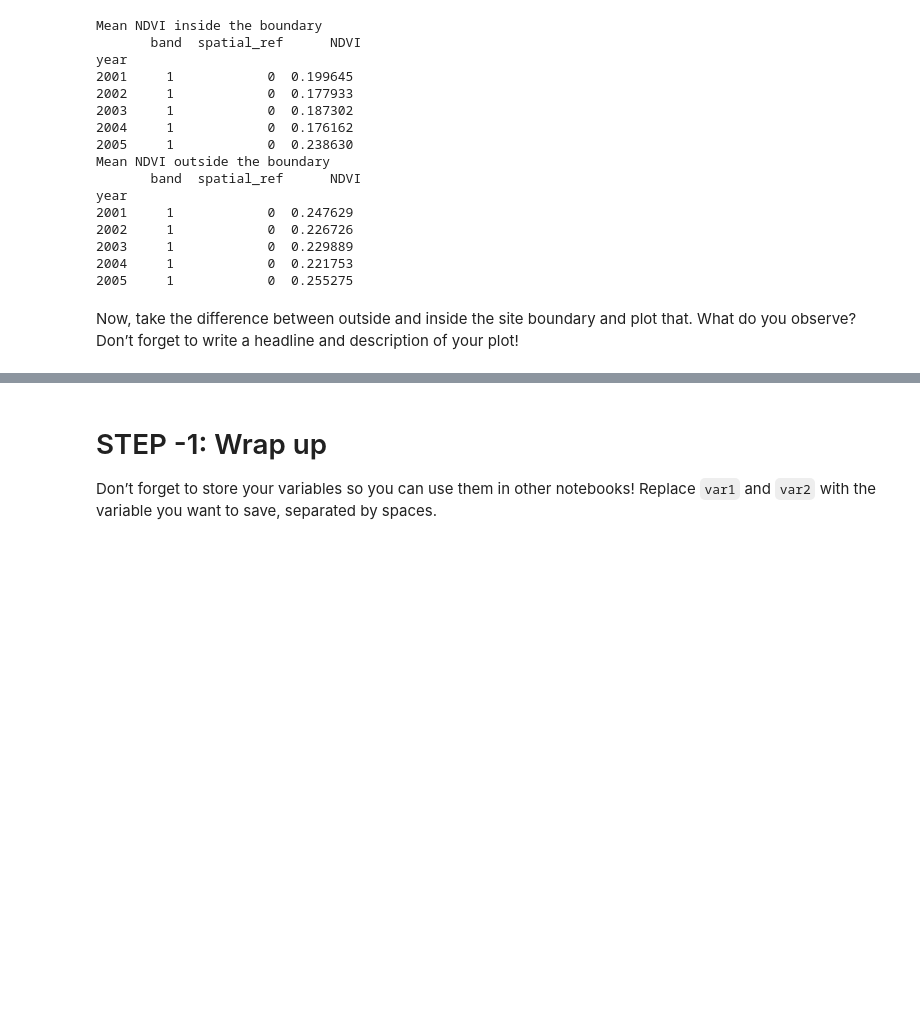
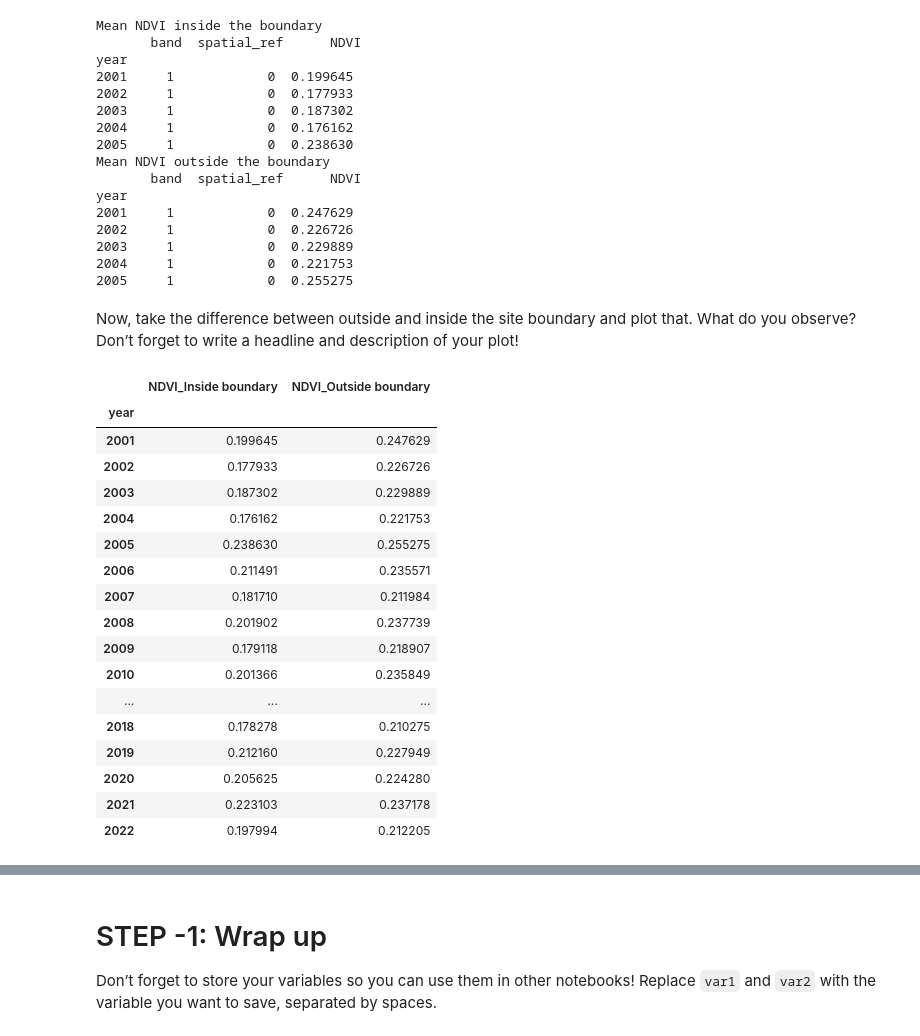
Before and after one commit to earthlab-education/04-vegetation-nkoppa, a Jupyter notebook: notebooks/vegetation-04-summarize.ipynb, the cells around one changed output, grey strips where cells are left out. Drawn from its saved outputs; the diff is of its cells as text; code cells hidden in the pictures; blank space fills up the shorter version.

Commit message:
completed the notebook, made the NDVI difference plot in july

```diff
--- a/notebooks/vegetation-04-summarize.ipynb
+++ b/notebooks/vegetation-04-summarize.ipynb
@@ -140,3 +140,29 @@ and plot that. What do you observe? Don’t forget to write a headline and
 description of your plot!
 # %%
 # Plot difference inside and outside the boundary
+
+july_ndvi_df = (july_ndvi_inside_df[['NDVI']]
+                      .join(july_ndvi_outside_df[['NDVI']],
+                      lsuffix='_Inside boundary',
+                      rsuffix='_Outside boundary'))
+
+july_ndvi_df
+# %% [output]
+|  | NDVI_Inside boundary | NDVI_Outside boundary |
+| year |  |  |
+| 2001 | 0.199645 | 0.247629 |
+| 2002 | 0.177933 | 0.226726 |
+| 2003 | 0.187302 | 0.229889 |
+| 2004 | 0.176162 | 0.221753 |
+| 2005 | 0.238630 | 0.255275 |
+| 2006 | 0.211491 | 0.235571 |
+| 2007 | 0.181710 | 0.211984 |
+| 2008 | 0.201902 | 0.237739 |
+| 2009 | 0.179118 | 0.218907 |
+| 2010 | 0.201366 | 0.235849 |
+| ... | ... | ... |
+| 2018 | 0.178278 | 0.210275 |
+| 2019 | 0.212160 | 0.227949 |
+| 2020 | 0.205625 | 0.224280 |
+| 2021 | 0.223103 | 0.237178 |
+| 2022 | 0.197994 | 0.212205 |
```
Also changed, not shown: parts of 5 cells of this notebook.
